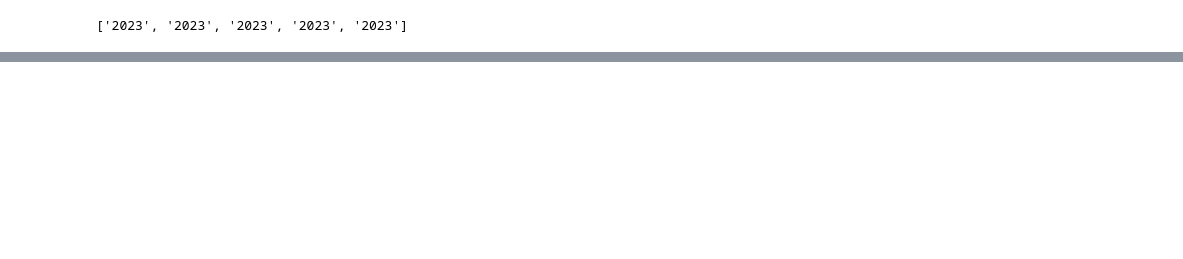
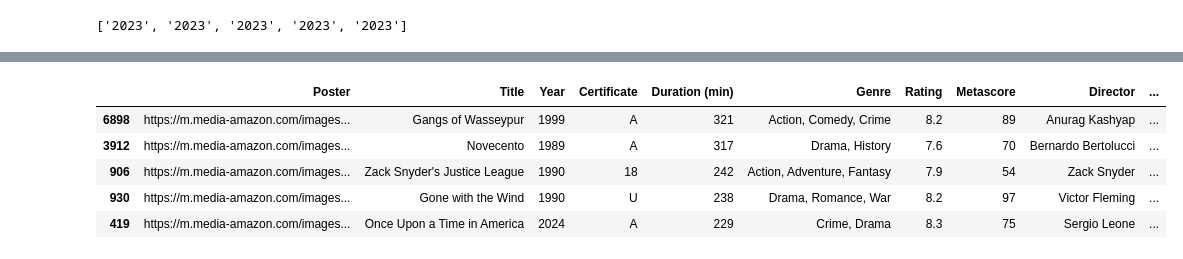
Before and after one commit to ackermanjayjay/ETL-analyst-movie-imdb, a Jupyter notebook: dags/analyst_data.ipynb, the cells around one changed output, grey strips where cells are left out. Cells and saved outputs as stored; diff of their text form; code cells hidden in the pictures; blank space fills up the shorter version.

```diff
--- a/dags/analyst_data.ipynb
+++ b/dags/analyst_data.ipynb
@@ -140,0 +155,9 @@ df["Rating"].to_list()
+# %%
+df.sort_values(by="Duration (min)",ascending=False).head()
+# %% [output]
+|  | Poster | Title | Year | Certificate | Duration (min) | Genre | Rating | Metascore | Director | ... |
+| 6898 | https://m.media-amazon.com/images... | Gangs of Wasseypur | 1999 | A | 321 | Action, Comedy, Crime | 8.2 | 89 | Anurag Kashyap | ... |
+| 3912 | https://m.media-amazon.com/images... | Novecento | 1989 | A | 317 | Drama, History | 7.6 | 70 | Bernardo Bertolucci | ... |
+| 906 | https://m.media-amazon.com/images... | Zack Snyder's Justice League | 1990 | 18 | 242 | Action, Adventure, Fantasy | 7.9 | 54 | Zack Snyder | ... |
+| 930 | https://m.media-amazon.com/images... | Gone with the Wind | 1990 | U | 238 | Drama, Romance, War | 8.2 | 97 | Victor Fleming | ... |
+| 419 | https://m.media-amazon.com/images... | Once Upon a Time in America | 2024 | A | 229 | Crime, Drama | 8.3 | 75 | Sergio Leone | ... |
```
Also changed, not shown: parts of 13 cells of this notebook, 8 other files.
